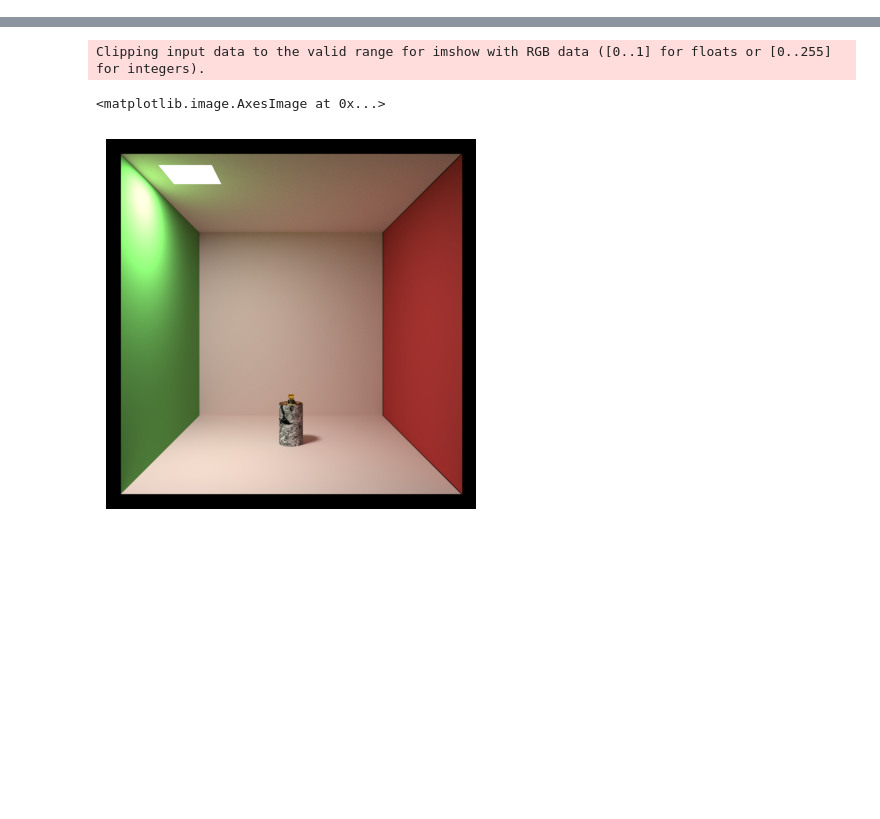
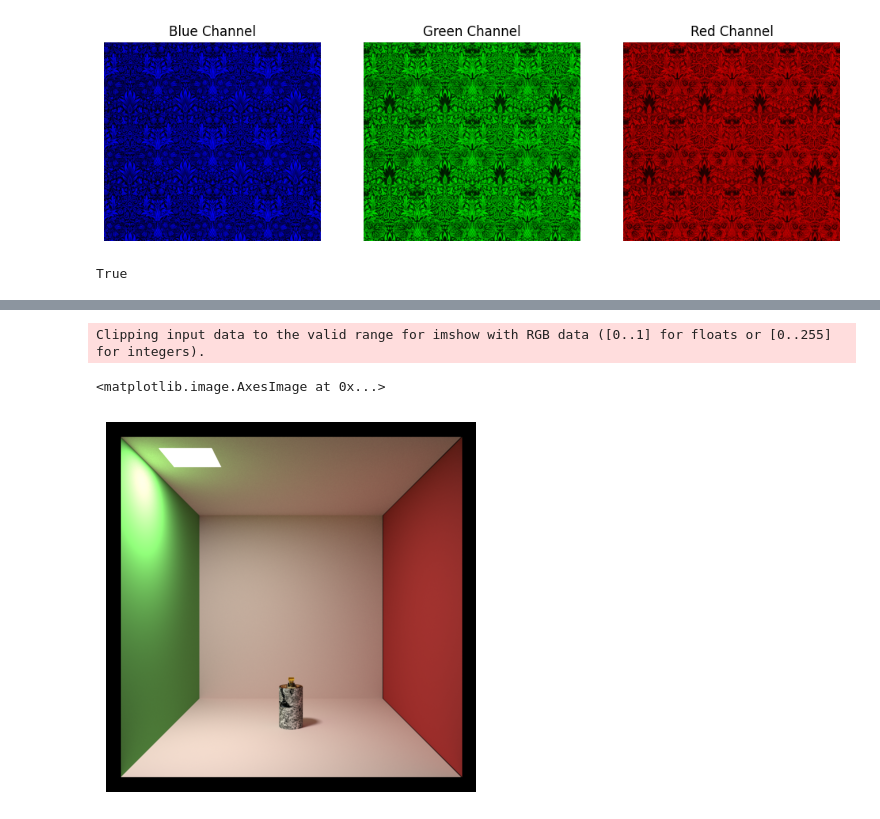
Before and after one commit to AryamanSharma17/ReGauss_data, a Jupyter notebook: mitsubatest.ipynb, the cells around one changed output, grey strips where cells are left out. Drawn from its saved outputs; the diff is of its cells as text; code cells hidden in the pictures; blank space fills up the shorter version.

```diff
--- a/mitsubatest.ipynb
+++ b/mitsubatest.ipynb
@@ -11,44 +11,47 @@ import cv2
 mi.set_variant('cuda_ad_rgb')
 from mitsuba import ScalarTransform4f as T
 # %%
-image = cv2.imread('Scene_Data/textures/wallpaper.jpg', cv2.COLOR_BGR2RGB)
+image = cv2.imread('Scene_Data/textures/wallpaper.jpg')
 zeros = np.zeros(image.shape[:2], dtype = "uint8")
 
 # Split the image into RGB channels
-blue_channel = cv2.merge([image[:, :, 0], zeros, zeros])
+red_channel = cv2.merge([image[:, :, 0], zeros, zeros])
 green_channel = cv2.merge([zeros, image[:, :, 1], zeros])
-red_channel = cv2.merge([zeros, zeros, image[:, :, 2]])
+blue_channel = cv2.merge([zeros, zeros, image[:, :, 2]])
 
 # Create a figure with subplots
 fig, axs = plt.subplots(1, 3, figsize=(12, 4))
 
 # Display the blue channel
 axs[0].imshow(blue_channel)
 axs[0].set_title('Blue Channel')
 
 # Display the green channel
 axs[1].imshow(green_channel)
 axs[1].set_title('Green Channel')
 
 # Display the red channel
 axs[2].imshow(red_channel)
 axs[2].set_title('Red Channel')
 
 # Remove the axis labels
 for ax in axs:
     ax.axis('off')
 
 # Show the subplots
 plt.show()
 
 # Save the blue channel as a texture
 cv2.imwrite('Scene_Data/textures/blue_wallpaper.jpg', blue_channel)
 
 # Save the green channel as a texture
 cv2.imwrite('Scene_Data/textures/green_wallpaper.jpg', green_channel)
 
 # Save the red channel as a texture
 cv2.imwrite('Scene_Data/textures/red_wallpaper.jpg', red_channel)
+# %% [output]
+[figure, added]
+True
 # %%
 scene_both = mi.load_file("Scene_Data/cbox_lego_both.xml")
 # %%
```
Also changed, not shown: parts of 2 cells of this notebook, 3 other files.
